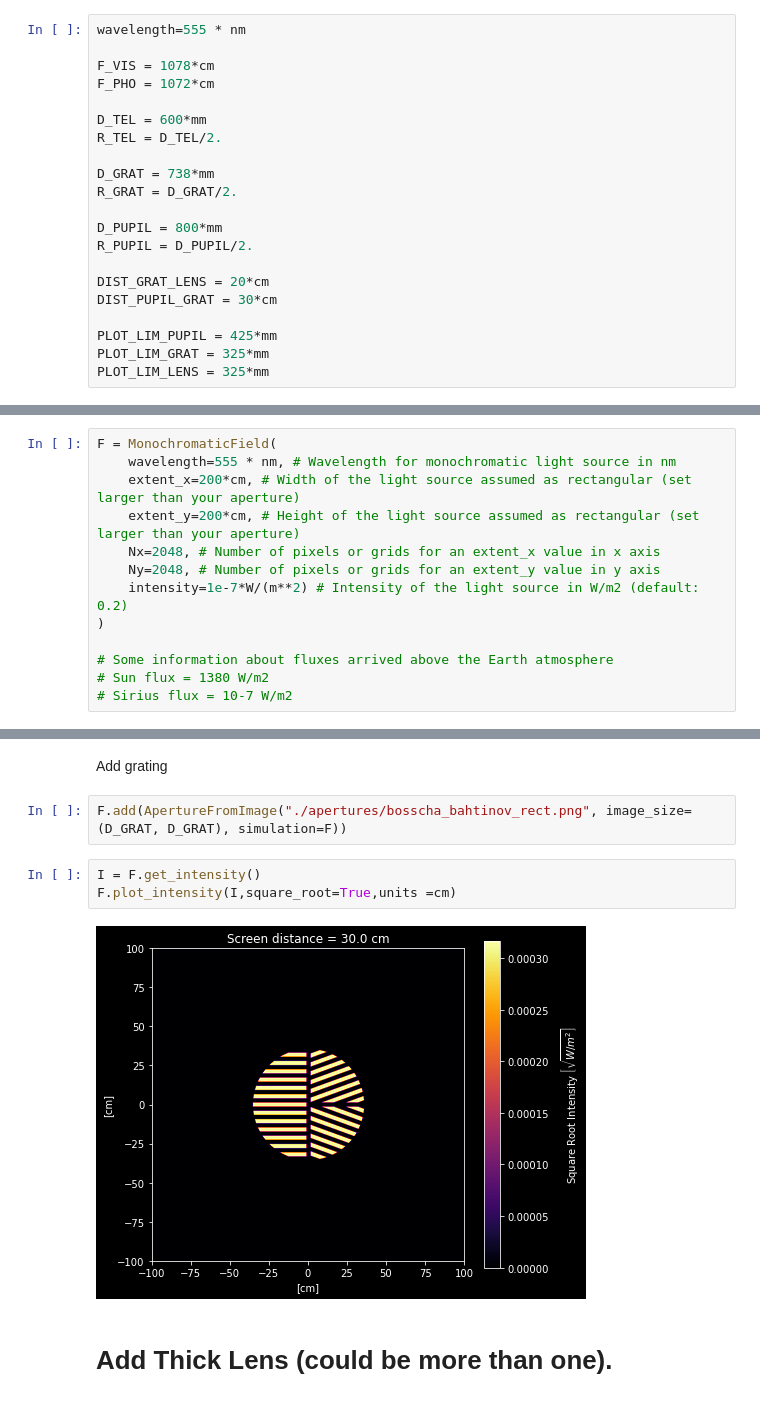
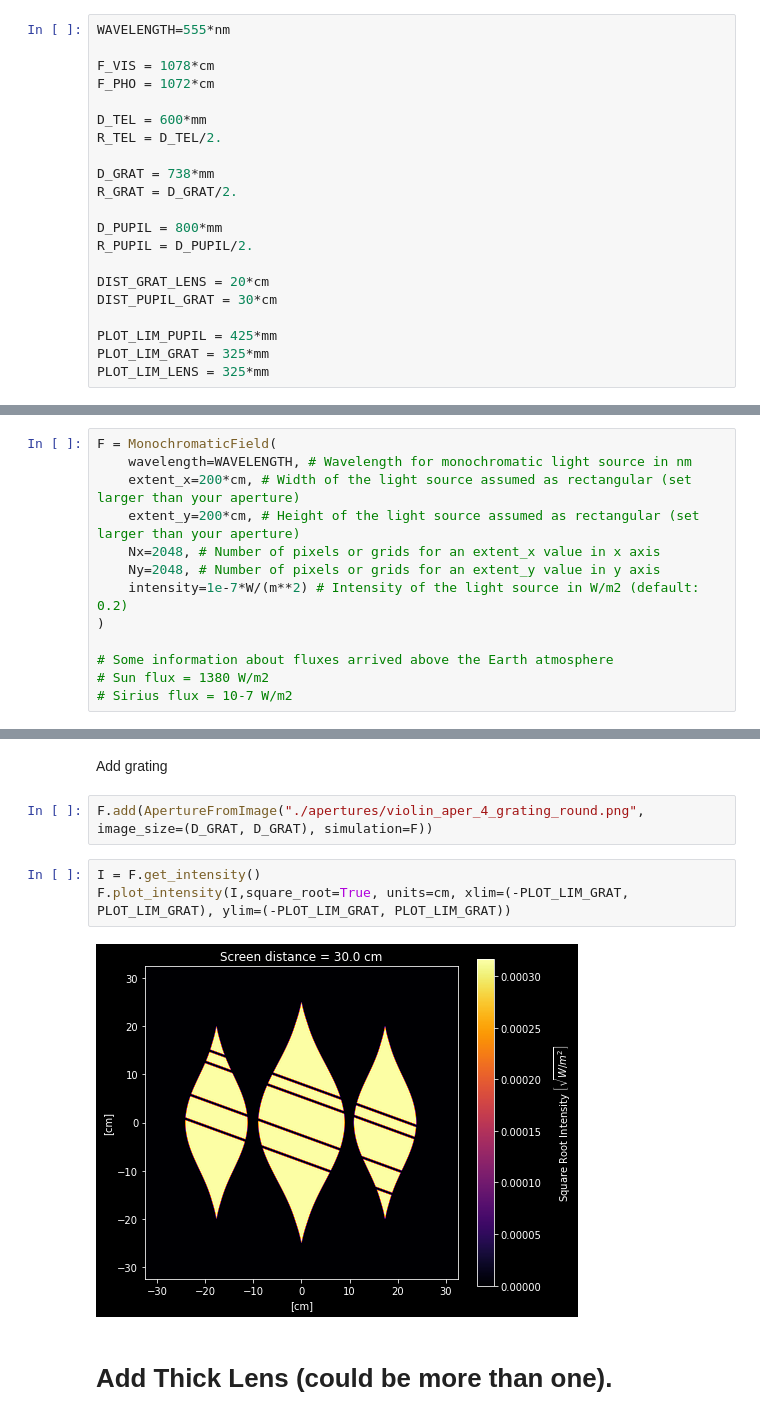
Before and after one commit to irfanimaduddin/doublestar_grating_diffraction, a Jupyter notebook: diffractsimv2.ipynb, the cells around one changed output, grey strips where cells are left out. Drawn from its saved outputs; the diff is of its cells as text.

Commit message:
Testings some new apertures and gratings

```diff
--- a/diffractsimv2.ipynb
+++ b/diffractsimv2.ipynb
@@ -60,7 +39,7 @@ plt.style.use("dark_background")
 # %% [markdown]
 Define some variables
 # %%
-wavelength=555 * nm
+WAVELENGTH=555*nm
 
 F_VIS = 1078*cm
 F_PHO = 1072*cm
@@ -94,7 +73,7 @@ The light source is assumed as paraxial rays.
 Monochromatic light source
 # %%
 F = MonochromaticField(
-    wavelength=555 * nm, # Wavelength for monochromatic light source in nm
+    wavelength=WAVELENGTH, # Wavelength for monochromatic light source in nm
     extent_x=200*cm, # Width of the light source assumed as rectangular (set larger than your aperture)
     extent_y=200*cm, # Height of the light source assumed as rectangular (set larger than your aperture)
     Nx=2048, # Number of pixels or grids for an extent_x value in x axis
@@ -125,12 +104,12 @@ F.propagate(DIST_PUPIL_GRAT)
 # %% [markdown]
 Add grating
 # %%
-F.add(ApertureFromImage("./apertures/bosscha_bahtinov_rect.png", image_size=(D_GRAT, D_GRAT), simulation=F))
+F.add(ApertureFromImage("./apertures/violin_aper_4_grating_round.png", image_size=(D_GRAT, D_GRAT), simulation=F))
 # %%
 I = F.get_intensity()
-F.plot_intensity(I,square_root=True,units =cm)
+F.plot_intensity(I,square_root=True, units=cm, xlim=(-PLOT_LIM_GRAT, PLOT_LIM_GRAT), ylim=(-PLOT_LIM_GRAT, PLOT_LIM_GRAT))
 # %% [output]
-[figure, old version]
+[figure, new version]
 # %% [markdown]
 # Add Thick Lens (could be more than one).
 # %% [markdown]
```
Also changed, not shown: parts of 10 cells of this notebook.
